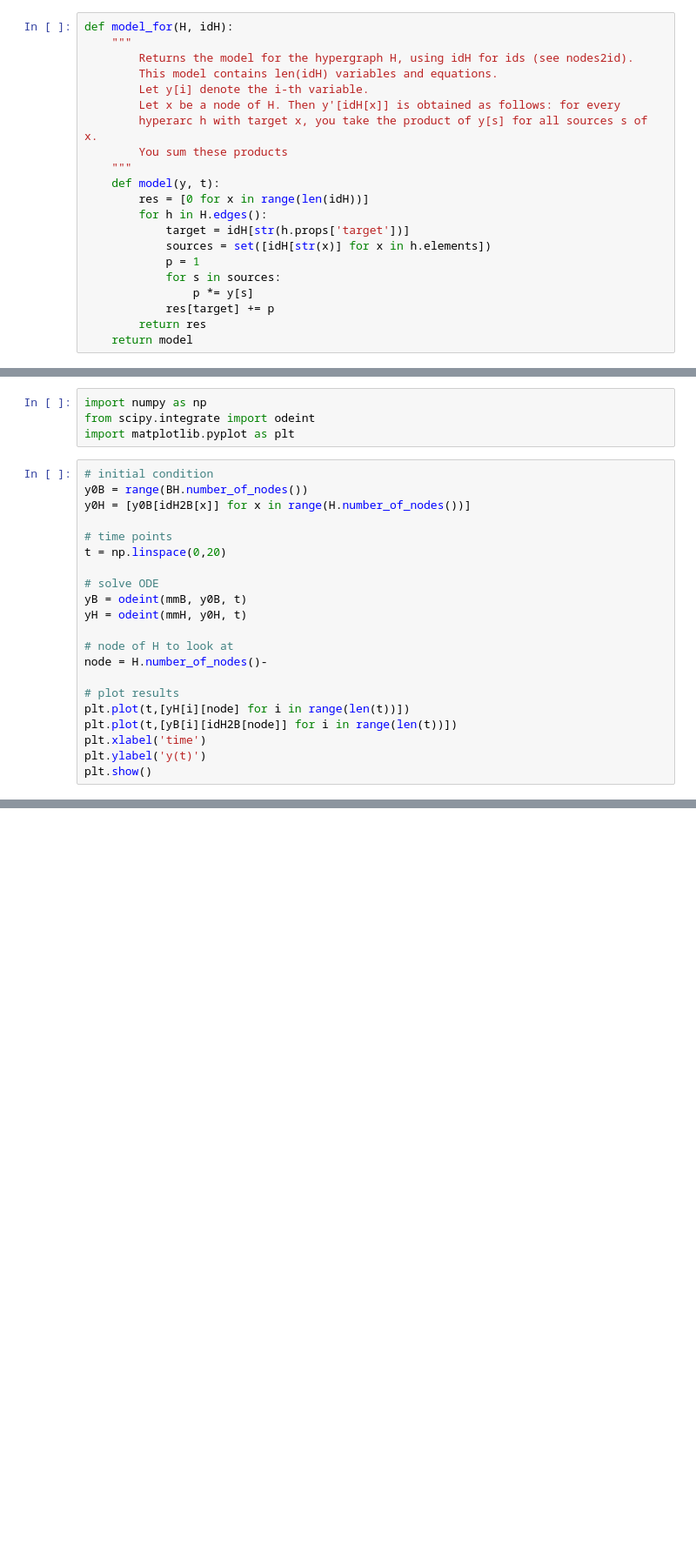
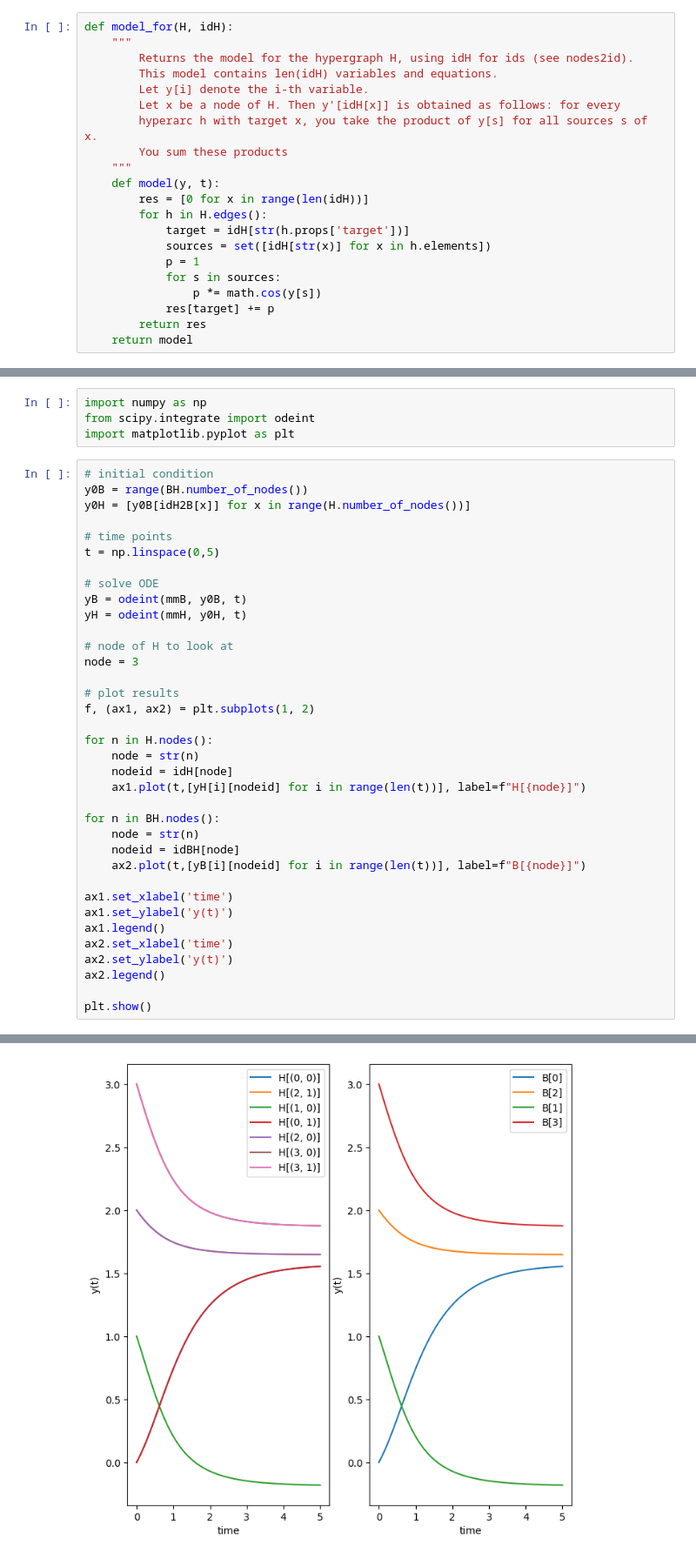
Before and after one commit to boldip/qf, a Jupyter notebook: src/work-hypergraphs.ipynb, the cells around one changed output, grey strips where cells are left out. Shown: that part at 87% size. Cells and saved outputs as stored; diff of their text form; blank space fills up the shorter version.

```diff
--- a/src/work-hypergraphs.ipynb
+++ b/src/work-hypergraphs.ipynb
@@ -87,7 +88,7 @@ def model_for(H, idH):
             sources = set([idH[str(x)] for x in h.elements])
             p = 1
             for s in sources:
-                p *= y[s]
+                p *= math.cos(y[s])
             res[target] += p
         return res
     return model
@@ -104,19 +105,34 @@ y0B = range(BH.number_of_nodes())
 y0H = [y0B[idH2B[x]] for x in range(H.number_of_nodes())]
 
 # time points
-t = np.linspace(0,20)
+t = np.linspace(0,5)
 
 # solve ODE
 yB = odeint(mmB, y0B, t)
 yH = odeint(mmH, y0H, t)
 
 # node of H to look at
-node = H.number_of_nodes()-
+node = 3
 
 # plot results
-plt.plot(t,[yH[i][node] for i in range(len(t))])
-plt.plot(t,[yB[i][idH2B[node]] for i in range(len(t))])
-plt.xlabel('time')
-plt.ylabel('y(t)')
+f, (ax1, ax2) = plt.subplots(1, 2)
+
+for n in H.nodes():
+    node = str(n)
+    nodeid = idH[node]
+    ax1.plot(t,[yH[i][nodeid] for i in range(len(t))], label=f"H[{node}]")
+
+for n in BH.nodes():
+    node = str(n)
+    nodeid = idBH[node]
+    ax2.plot(t,[yB[i][nodeid] for i in range(len(t))], label=f"B[{node}]")
+
+ax1.set_xlabel('time')
+ax1.set_ylabel('y(t)')
+ax1.legend()
+ax2.set_xlabel('time')
+ax2.set_ylabel('y(t)')
+ax2.legend()
+
 plt.show()
 # %% [output]
@@ -124,3 +139,4 @@ IndexError: index 6 is out of bounds for axis 0 with size 5
+[figure, added]
 # %%
 idH2B
 # %% [output]
```
Also changed, not shown: parts of 6 cells of this notebook.
